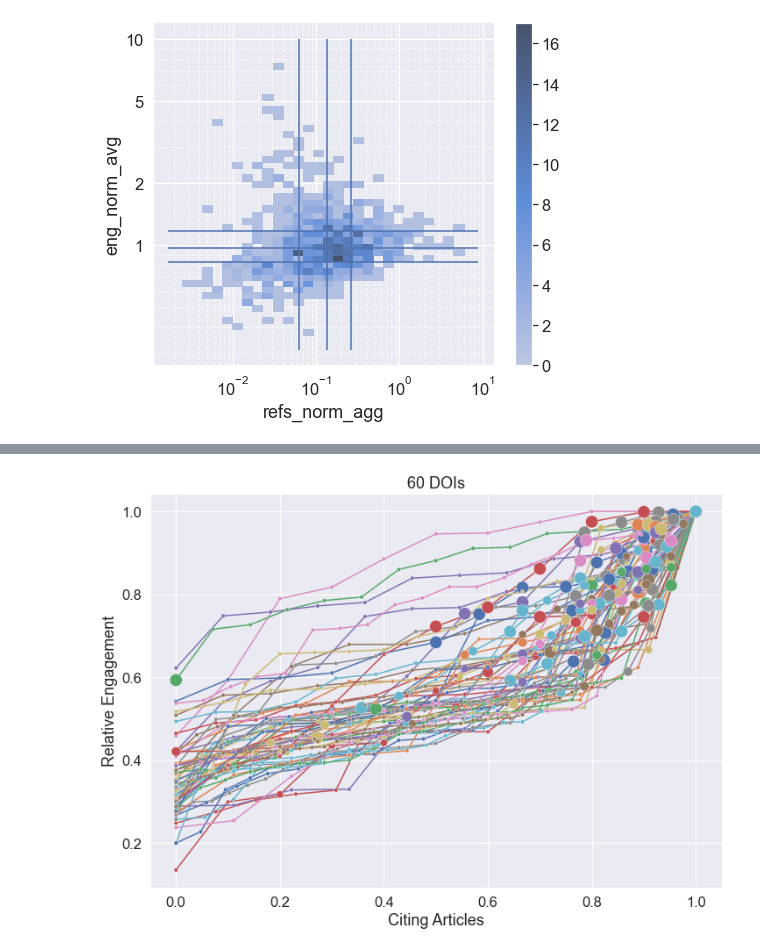
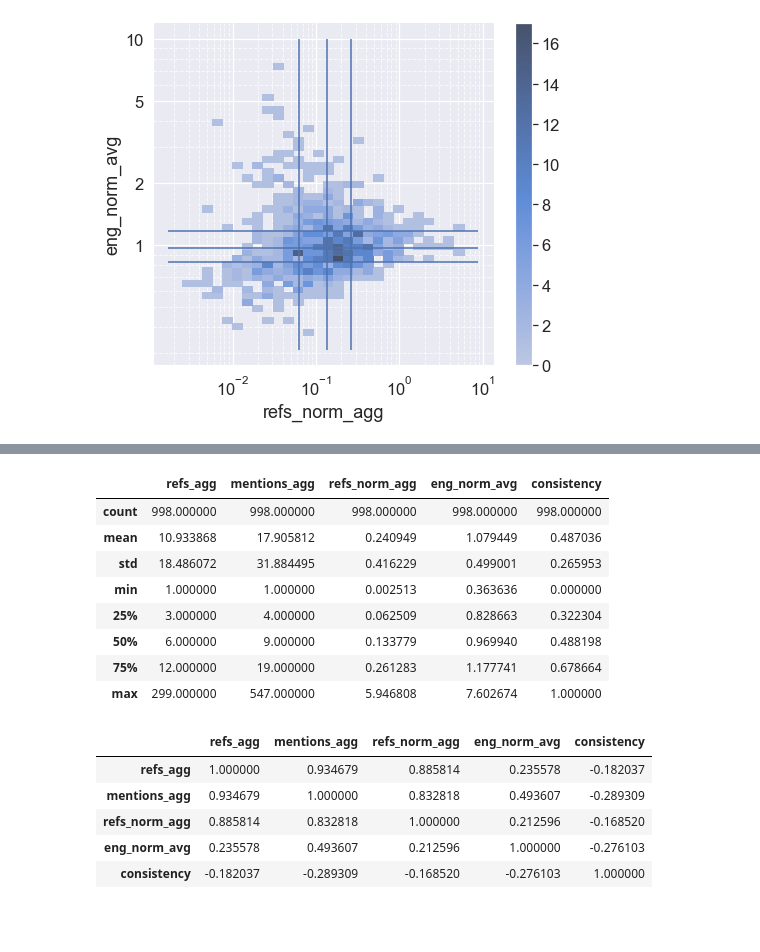
Before and after one commit to Bubblbu/citation-provenance-paper, a Jupyter notebook: notebooks/results.ipynb, the cells around one changed output, grey strips where cells are left out. Drawn from its saved outputs; the diff is of its cells as text; code cells hidden in the pictures; blank space fills up the shorter version.

```diff
--- a/notebooks/results.ipynb
+++ b/notebooks/results.ipynb
@@ -118,9 +116,21 @@ plt.tight_layout()
-# %%
-dois = article_patterns[
-    (article_patterns.refs_agg>=10) &
-    (article_patterns.score>=.5)
-].index
-
-s = article_profiles2(dois, norm_refs=True, norm_eng=True)
-# %% [output]
-[figure, removed]
+# %%
+article_patterns.describe()
+# %% [output]
+|  | refs_agg | mentions_agg | refs_norm_agg | eng_norm_avg | consistency |
+| count | 998.000000 | 998.000000 | 998.000000 | 998.000000 | 998.000000 |
+| mean | 10.933868 | 17.905812 | 0.240949 | 1.079449 | 0.487036 |
+| std | 18.486072 | 31.884495 | 0.416229 | 0.499001 | 0.265953 |
+| min | 1.000000 | 1.000000 | 0.002513 | 0.363636 | 0.000000 |
+| 25% | 3.000000 | 4.000000 | 0.062509 | 0.828663 | 0.322304 |
+| 50% | 6.000000 | 9.000000 | 0.133779 | 0.969940 | 0.488198 |
+| 75% | 12.000000 | 19.000000 | 0.261283 | 1.177741 | 0.678664 |
+| max | 299.000000 | 547.000000 | 5.946808 | 7.602674 | 1.000000 |
+# %%
+article_patterns.corr(method="spearman")
+# %% [output]
+|  | refs_agg | mentions_agg | refs_norm_agg | eng_norm_avg | consistency |
+| refs_agg | 1.000000 | 0.934679 | 0.885814 | 0.235578 | -0.182037 |
+| mentions_agg | 0.934679 | 1.000000 | 0.832818 | 0.493607 | -0.289309 |
+| refs_norm_agg | 0.885814 | 0.832818 | 1.000000 | 0.212596 | -0.168520 |
+| eng_norm_avg | 0.235578 | 0.493607 | 0.212596 | 1.000000 | -0.276103 |
+| consistency | -0.182037 | -0.289309 | -0.168520 | -0.276103 | 1.000000 |
```
Also changed, not shown: parts of 10 cells of this notebook, 1 other file.
